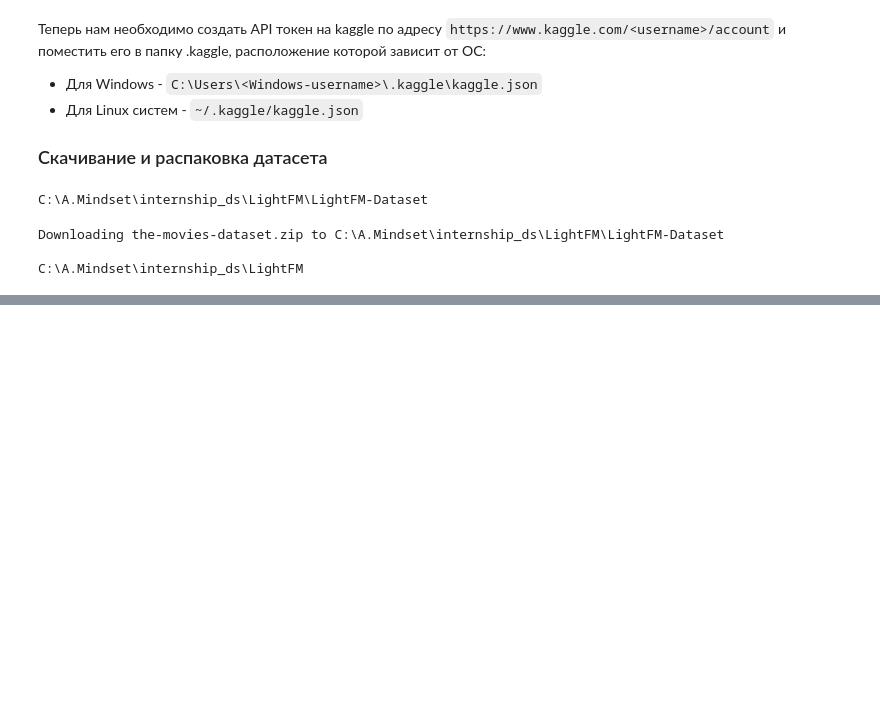
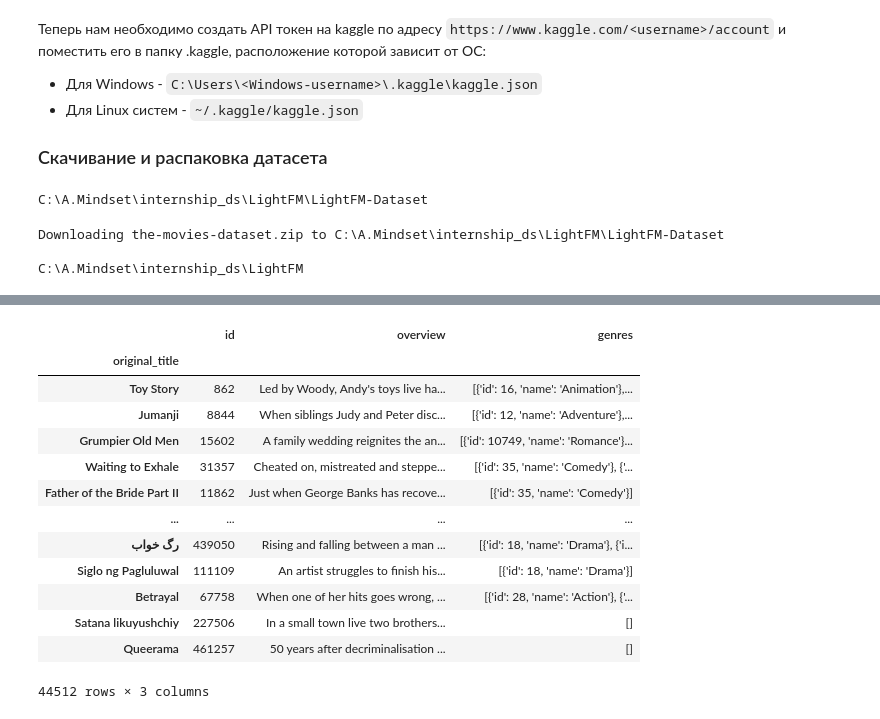
Before and after one commit to nah990/internship_ds, a Jupyter notebook: LightFM/LightFM.ipynb, the cells around one changed output, grey strips where cells are left out. Drawn from its saved outputs; the diff is of its cells as text; code cells hidden in the pictures; blank space fills up the shorter version.

```diff
--- a/LightFM/LightFM.ipynb
+++ b/LightFM/LightFM.ipynb
@@ -277,0 +306,18 @@ Available kernels:
+# %%
+movie_metadata = pd.read_csv('LightFM-Dataset/movies_metadata.csv', low_memory=False)[['id','original_title','overview','genres']].set_index('original_title').dropna()
+movie_metadata
+# %% [output]
+|  | id | overview | genres |
+| original_title |  |  |  |
+| Toy Story | 862 | Led by Woody, Andy's toys live ha... | [{'id': 16, 'name': 'Animation'},... |
+| Jumanji | 8844 | When siblings Judy and Peter disc... | [{'id': 12, 'name': 'Adventure'},... |
+| Grumpier Old Men | 15602 | A family wedding reignites the an... | [{'id': 10749, 'name': 'Romance'}... |
+| Waiting to Exhale | 31357 | Cheated on, mistreated and steppe... | [{'id': 35, 'name': 'Comedy'}, {'... |
+| Father of the Bride Part II | 11862 | Just when George Banks has recove... | [{'id': 35, 'name': 'Comedy'}] |
+| ... | ... | ... | ... |
+| رگ خواب | 439050 | Rising and falling between a man ... | [{'id': 18, 'name': 'Drama'}, {'i... |
+| Siglo ng Pagluluwal | 111109 | An artist struggles to finish his... | [{'id': 18, 'name': 'Drama'}] |
+| Betrayal | 67758 | When one of her hits goes wrong, ... | [{'id': 28, 'name': 'Action'}, {'... |
+| Satana likuyushchiy | 227506 | In a small town live two brothers... | [] |
+| Queerama | 461257 | 50 years after decriminalisation ... | [] |
+44512 rows × 3 columns
```
Also changed, not shown: parts of 23 cells of this notebook.
